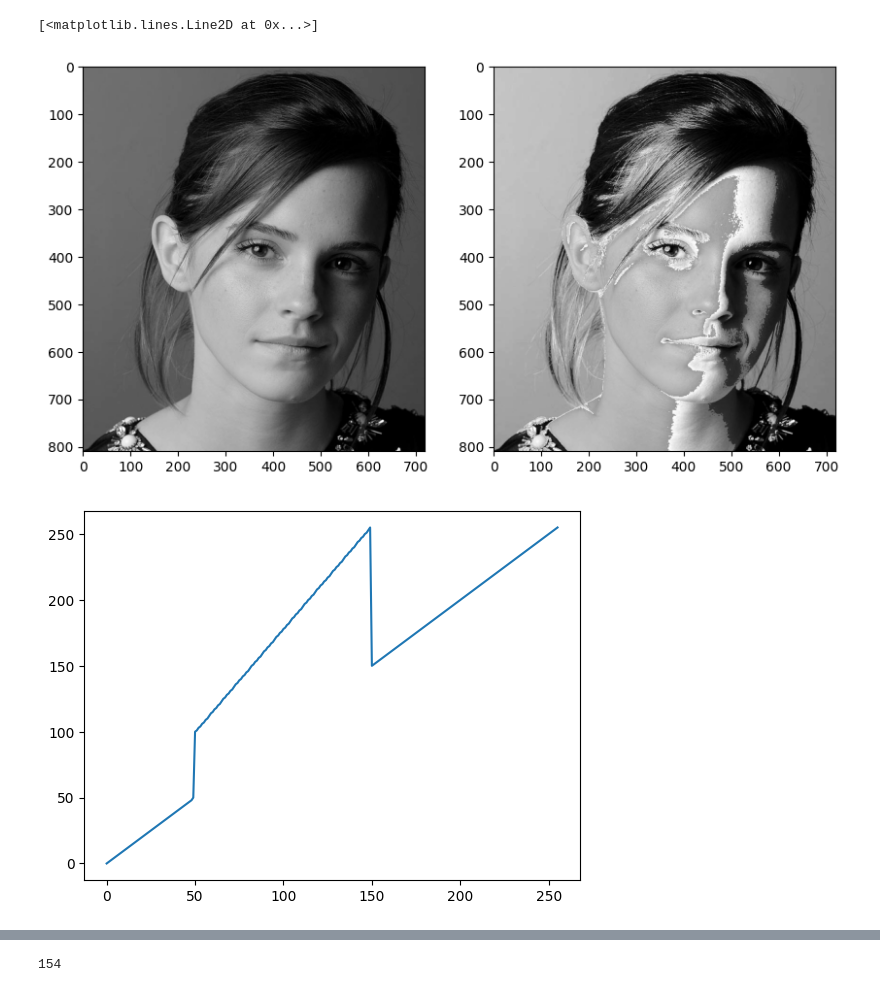
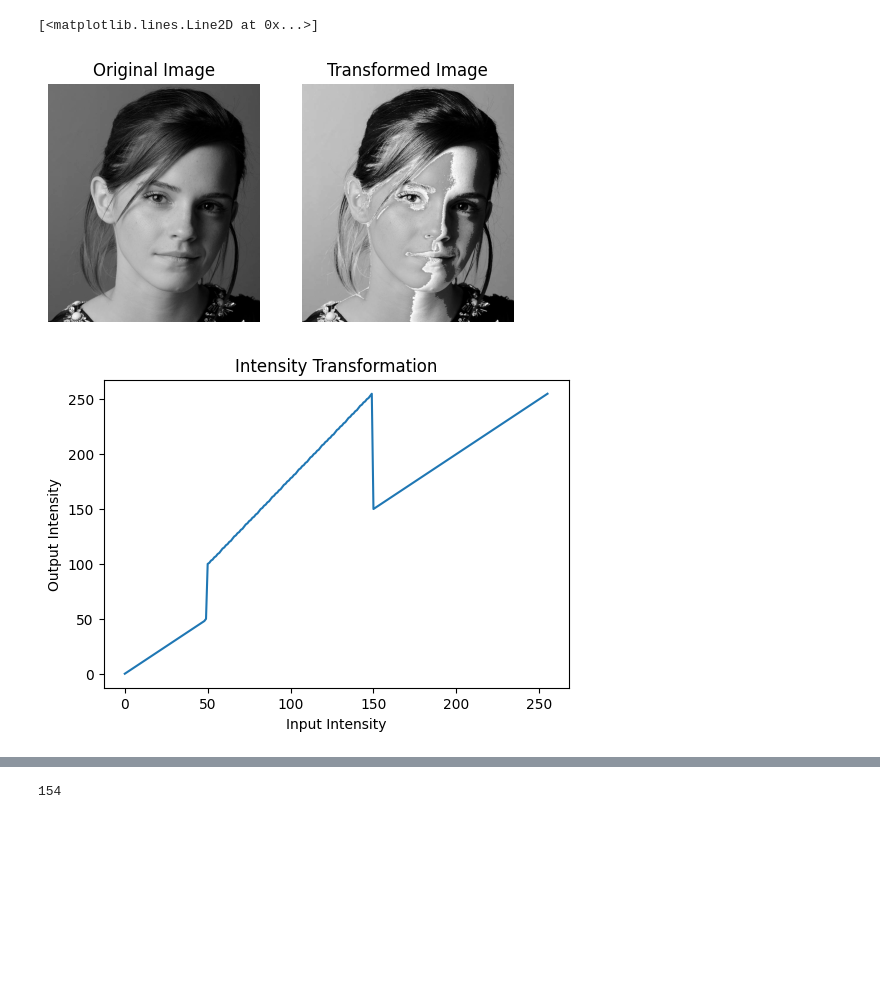
Before and after one commit to bathiy/EN3610-Image-Processing-and-Computer-Vision-, a Jupyter notebook: 220036L_Assignment1.ipynb, the cells around one changed output, grey strips where cells are left out. Drawn from its saved outputs; the diff is of its cells as text; code cells hidden in the pictures; blank space fills up the shorter version.

```diff
--- a/220036L_Assignment1.ipynb
+++ b/220036L_Assignment1.ipynb
@@ -1,28 +1,38 @@
 # %%
 import cv2 as cv
 import numpy as np
 import matplotlib.pyplot as plyt
 
 img = cv.imread("E:/UOM/UOM ACA 5/Computer Vision/Assignment/Ass1/a1images/a1images/emma.jpg", cv.IMREAD_GRAYSCALE)
 
 tran1 = np.linspace(0, 50, 50).astype(np.uint8)
 tran2 = np.linspace(100, 255, 100).astype(np.uint8)
 tran3 = np.linspace(150, 255, 106).astype(np.uint8)
 
 tran = np.concatenate((tran1, tran2), axis=0).astype(np.uint8)
 tran = np.concatenate((tran, tran3), axis=0).astype(np.uint8)
 new_img = tran[img]
 
-fig, ax = plyt.subplots(1, 2, figsize=(10, 12))
+fig, ax = plyt.subplots(1, 2, figsize=(6, 4))
+
 ax[0].imshow(img, cmap='gray', vmin = 0, vmax = 255)
+ax[0].set_title("Original Image")
+
 ax[1].imshow(new_img, cmap='gray', vmin = 0, vmax = 255)
+ax[1].set_title("Transformed Image")
 
-fig, ax = plyt.subplots()
+for j in range(2):
+    ax[j].axis('off')
+
+fig, ax = plyt.subplots(figsize=(6, 4))
+ax.set_title("Intensity Transformation")
+ax.set_xlabel("Input Intensity")
+ax.set_ylabel("Output Intensity")
 ax.plot(tran)
 # %% [output]
 [<matplotlib.lines.Line2D at 0x...>]
-[figure, old version]
+[figure, new version]
-[figure, old version]
+[figure, new version]
 # %%
 img = cv.imread("E:/UOM/UOM ACA 5/Computer Vision/Assignment/Ass1/a1images/a1images/brain_proton_density_slice.png", cv.IMREAD_GRAYSCALE)
 
```
Also changed, not shown: parts of 4 cells of this notebook.
